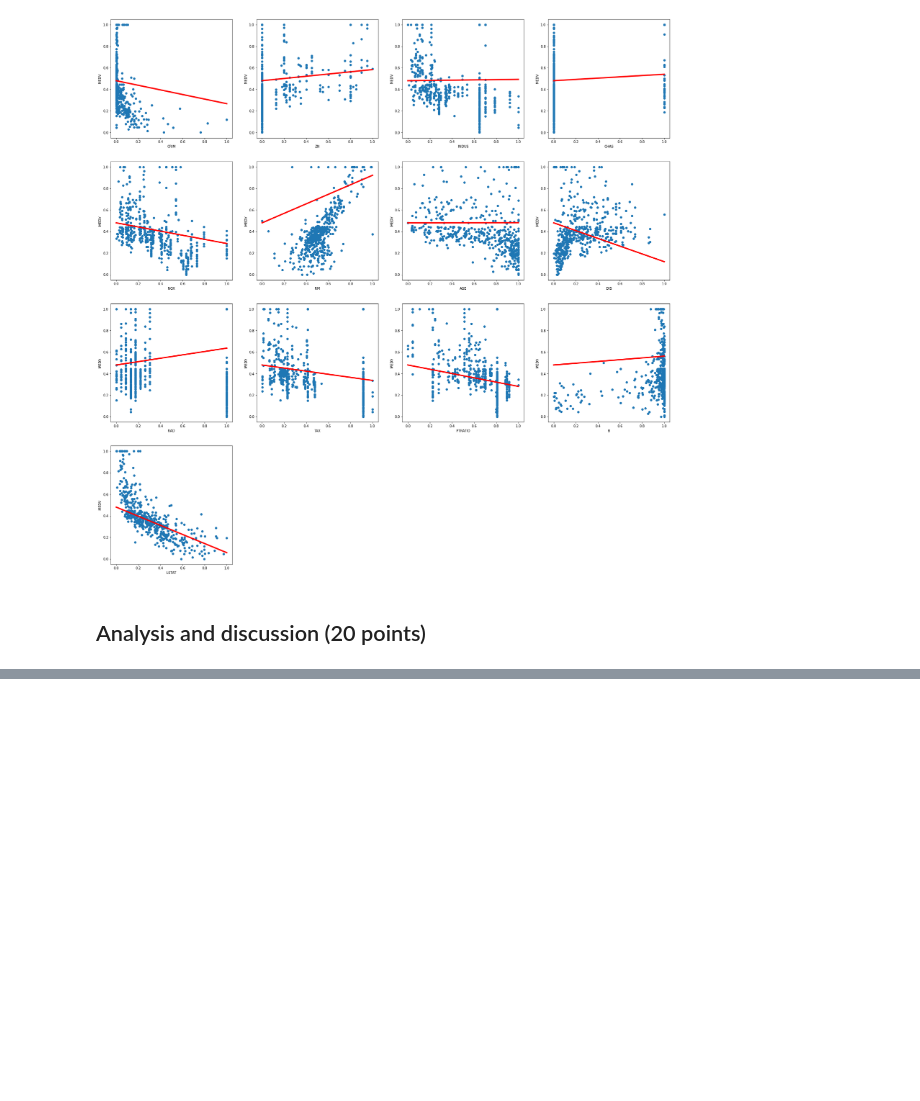
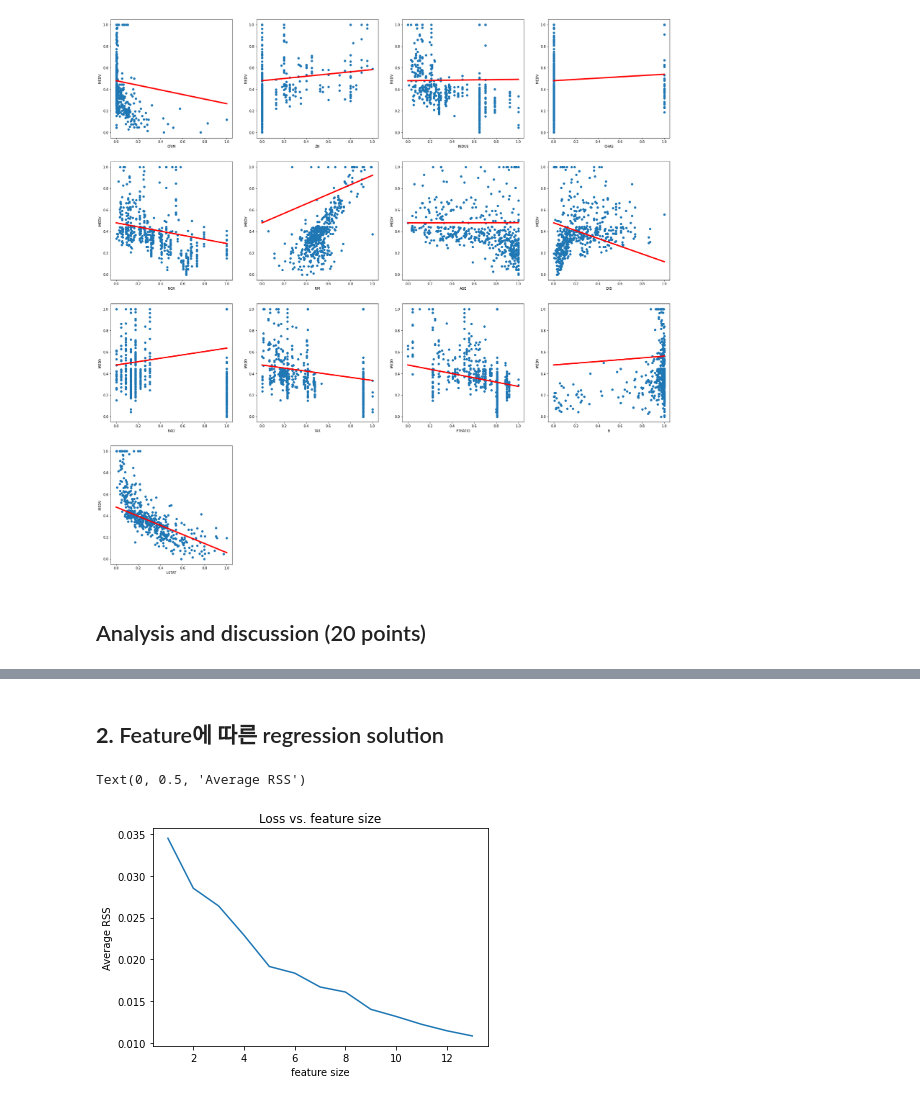
Before and after one commit to ggu1012/basic_ai, a Jupyter notebook: project1_linear_regression/ID_name_HW1.ipynb, the cells around one changed output, grey strips where cells are left out. Cells and saved outputs as stored; diff of their text form; code cells hidden in the pictures; blank space fills up the shorter version.

```diff
--- a/project1_linear_regression/ID_name_HW1.ipynb
+++ b/project1_linear_regression/ID_name_HW1.ipynb
@@ -219,0 +243,29 @@ SyntaxError: invalid syntax (<ipython-input-203-4b6a24a62ebb>, line 4)
+# %% [markdown]
+## **2.** Feature에 따른 regression solution
+# %%
+ftr = dataset.features
+loss_history = []
+
+for i in range(1,14):
+
+    tot = 0
+    for j in range(50):
+        xfeatures = np.random.choice(ftr, i, replace=False)
+        X, y = dataset.parse_data(xfeatures.tolist())
+
+        closedWeight = LR_with_closed_form(X, y)
+        pred = np.dot(X, closedWeight)
+
+        loss = np.sum((pred - y)**2) / pred.shape[0]
+        tot += loss
+
+    tot = tot / 50
+    loss_history = np.append(loss_history, tot)
+
+plt.plot(range(1,14), loss_history)
+plt.title('Loss vs. feature size')
+plt.xlabel('feature size')
+plt.ylabel('Average RSS')
+# %% [output]
+Text(0, 0.5, 'Average RSS')
+[figure, added]
```
Also changed, not shown: parts of 16 cells of this notebook, 1 other file.
